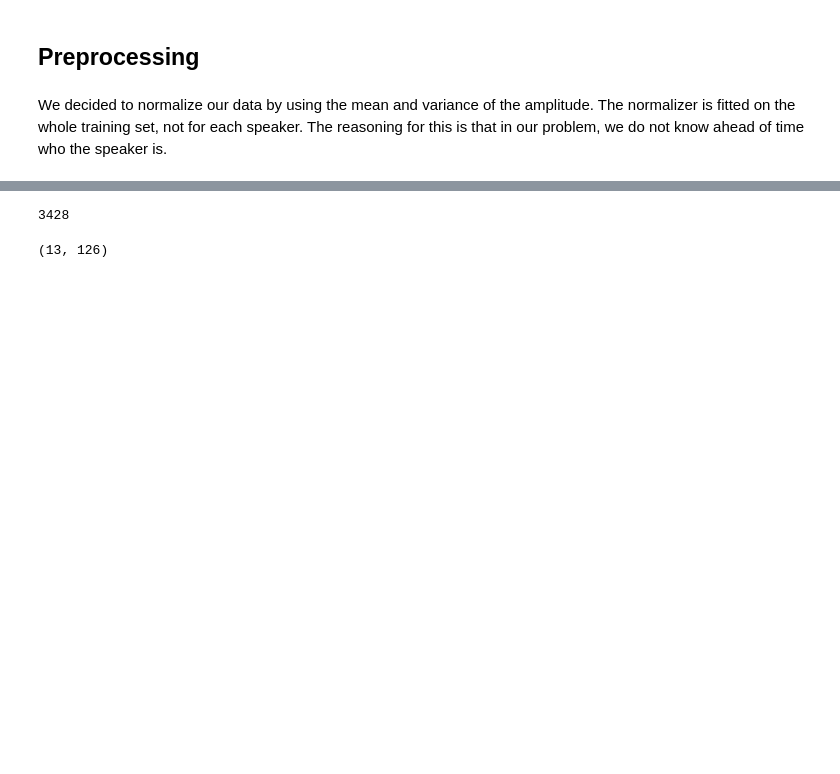
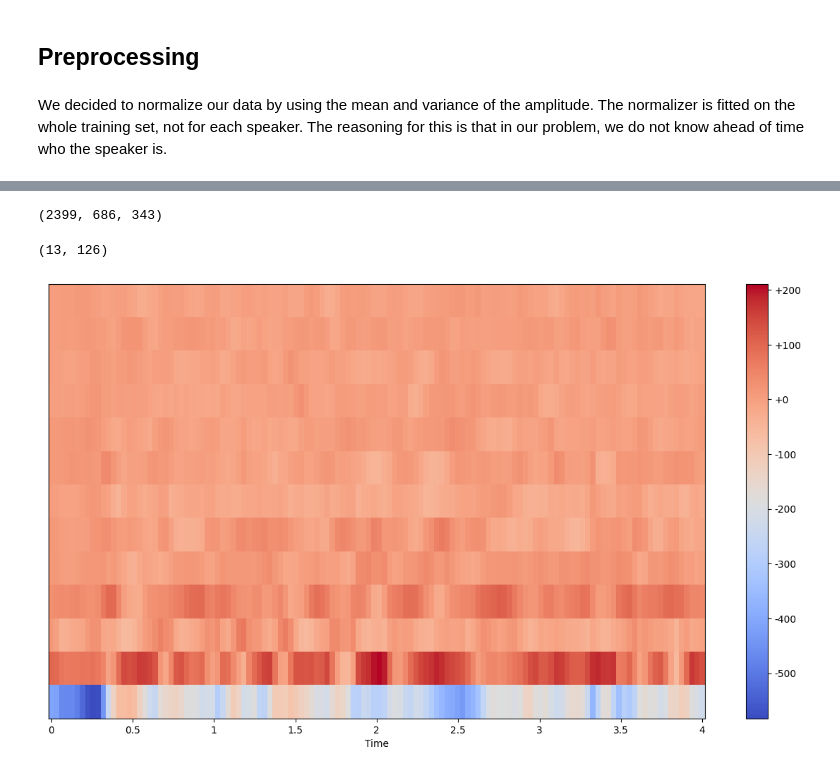
Before and after one commit to renzo-b/audio-speaker-recognition, a Jupyter notebook: notebooks/speaker_verification.ipynb, the cells around one changed output, grey strips where cells are left out. Saved outputs shown, nothing was run; the diff lists cells and outputs as text; code cells hidden in the pictures; blank space fills up the shorter version.

Commit message:
Add train, validation, test

```diff
--- a/notebooks/speaker_verification.ipynb
+++ b/notebooks/speaker_verification.ipynb
@@ -194,5 +231,5 @@ splitted_dataset = SplittedData(dataset, window_size=window_size, sample_rate=sa
 # %%
-splitted_dataset.__len__()
+mfcc_dataset_train.__len__(), mfcc_dataset_val.__len__(), mfcc_dataset_test.__len__(),
 # %% [output]
-3428
+(2399, 686, 343)
 # %%
@@ -200,4 +237,14 @@ splitted_dataset.__getitem__(0)[0].shape
 # %% [output]
 (13, 126)
 # %%
-train_loader = DataLoader(splitted_dataset, batch_size=batch_size, shuffle=True)
+train_loader = DataLoader(mfcc_dataset, batch_size=batch_size, shuffle=True)
+# %%
+for mfcc, speaker_id in train_loader:
+    break
+# %%
+plt.figure(figsize=(15, 8))
+librosa.display.specshow(mfcc[0].numpy(), x_axis="time", sr=sample_rate)
+plt.colorbar(format="%+2.f")
+plt.show()
+# %% [output]
+[figure, added]
```
Also changed, not shown: parts of 6 cells of this notebook.
